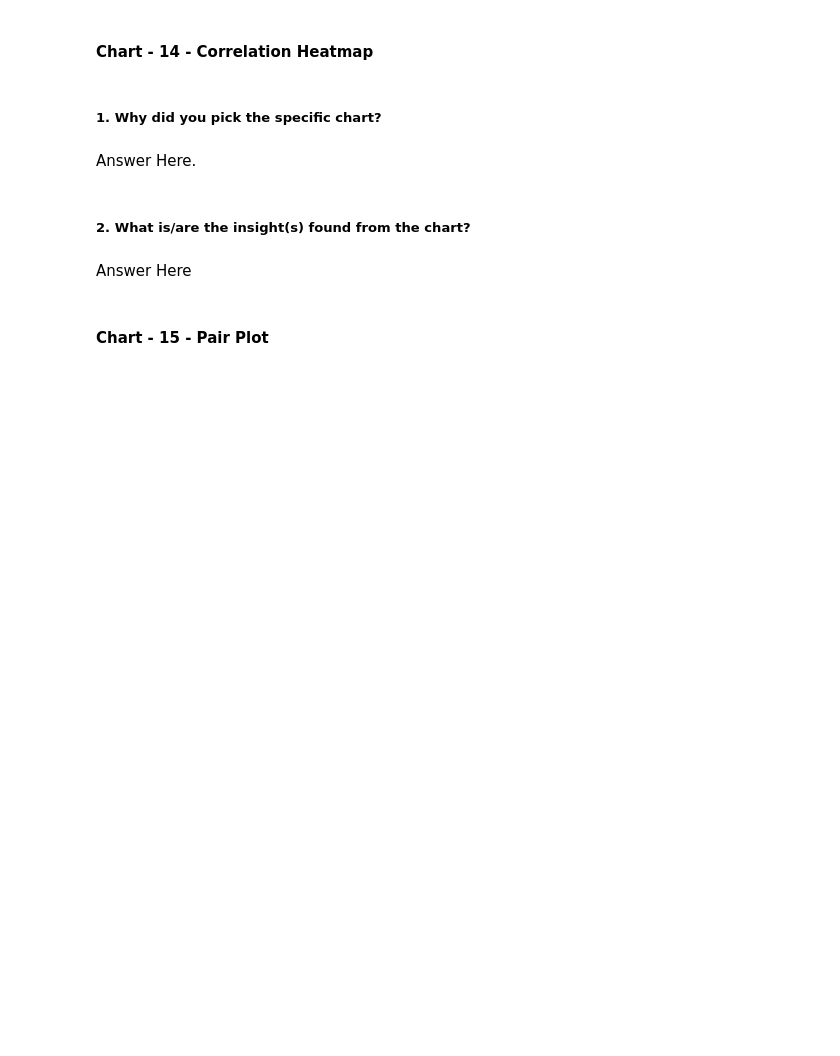
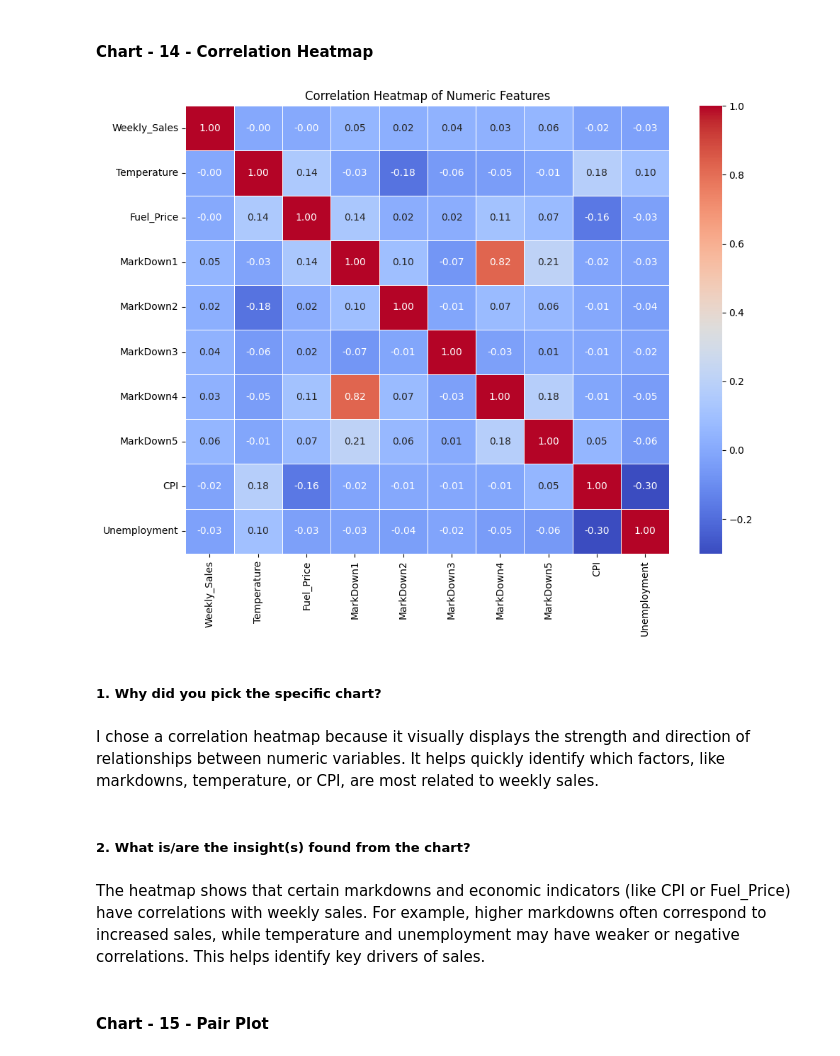
Before and after one commit to Pujakumari1202/Retail-Analytics, a Jupyter notebook: Sample_ML_Submission_Template (1).ipynb, the cells around one changed output. Cells and saved outputs as stored; diff of their text form; code cells hidden in the pictures; blank space fills up the shorter version.

```diff
--- a/Sample_ML_Submission_Template (1).ipynb
+++ b/Sample_ML_Submission_Template (1).ipynb
@@ -1304,10 +1343,31 @@ Answer Here
+# %%
+# Correlation Heatmap visualization code
+import matplotlib.pyplot as plt
+import seaborn as sns
+
+# Select numeric columns for correlation
+numeric_cols = ['Weekly_Sales', 'Temperature', 'Fuel_Price',
+                'MarkDown1', 'MarkDown2', 'MarkDown3', 'MarkDown4', 'MarkDown5',
+                'CPI', 'Unemployment']
+
+# Compute correlation matrix
+corr_matrix = final_df[numeric_cols].corr()
+
+# Plot heatmap
+plt.figure(figsize=(10,8))
+sns.heatmap(corr_matrix, annot=True, fmt=".2f", cmap='coolwarm', linewidths=0.5)
+plt.title('Correlation Heatmap of Numeric Features')
+plt.tight_layout()
+plt.show()
+# %% [output]
+[figure, added]
 # %% [markdown]
 ##### 1. Why did you pick the specific chart?
-# %% [markdown]
-Answer Here.
+# %% [markdown]
+I chose a correlation heatmap because it visually displays the strength and direction of relationships between numeric variables. It helps quickly identify which factors, like markdowns, temperature, or CPI, are most related to weekly sales.
 # %% [markdown]
 ##### 2. What is/are the insight(s) found from the chart?
-# %% [markdown]
-Answer Here
+# %% [markdown]
+The heatmap shows that certain markdowns and economic indicators (like CPI or Fuel_Price) have correlations with weekly sales. For example, higher markdowns often correspond to increased sales, while temperature and unemployment may have weaker or negative correlations. This helps identify key drivers of sales.
 # %% [markdown]
 #### Chart - 15 - Pair Plot
```
Also changed, not shown: parts of 98 cells of this notebook.
